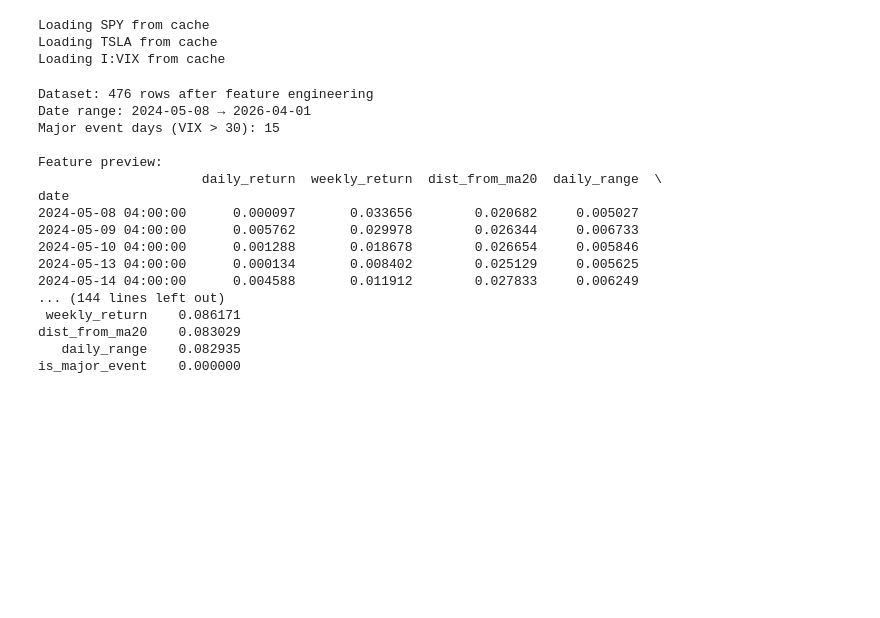
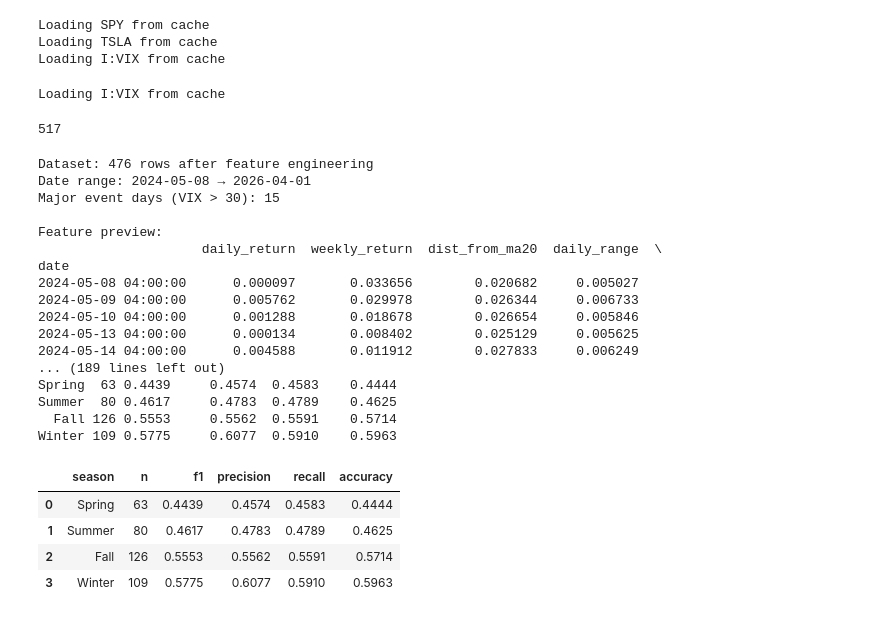
Before and after one commit to dnguyen000/seis763-midterm, a Jupyter notebook: midterm.ipynb, the cells around one changed output. Cells and saved outputs as stored; diff of their text form; code cells hidden in the pictures; blank space fills up the shorter version.

Commit message:
removed pkl file and replace with csv, added additional models, updated README

```diff
--- a/midterm.ipynb
+++ b/midterm.ipynb
@@ -252,8 +256,9 @@ def run_logistic_regression(df):
     print("="*55)
 
     fold_metrics = []
-    agg_cm = np.zeros((2, 2), dtype=int)
-    last_model = None
+    all_preds    = []
+    agg_cm       = np.zeros((2, 2), dtype=int)
+    last_model   = None
 
     for fold, (train_idx, test_idx) in enumerate(splits, 1):
         X_train, X_test, y_train, y_test, _ = prepare_data(
@@ -265,7 +270,6 @@ def run_logistic_regression(df):
         preds = model.predict(X_test)
 
         report = classification_report(y_test, preds, output_dict=True, zero_division=0)
-
         fold_metrics.append({
             "fold":      fold,
             "accuracy":  accuracy_score(y_test, preds),
@@ -274,9 +278,15 @@ def run_logistic_regression(df):
             "f1":        report["macro avg"]["f1-score"],
         })
         agg_cm += confusion_matrix(y_test, preds)
+
+        test_dates = df.index[test_idx]
+        for date, actual, pred in zip(test_dates, y_test, preds):
+            all_preds.append({"date": date, "actual": actual, "predicted": pred})
+
         last_model = model
 
     metrics_df = pd.DataFrame(fold_metrics)
+    preds_df   = pd.DataFrame(all_preds)
 
     print(f"\n  {'Metric':<12}  {'Mean':>8}  {'Std':>8}")
     print(f"  {'-'*32}")
@@ -296,7 +306,7 @@ def run_logistic_regression(df):
     }).sort_values("log_odds", key=abs, ascending=False)
     print(coef_df.to_string(index=False))
 
-    return last_model, metrics_df
+    return last_model, metrics_df, preds_df
 # %%
 def run_ridge_regression(df):
     splits = walk_forward_splits(df)
@@ -464,40 +557,69 @@ vix_raw_df   = cached_download(VIX_TICKER,   days=DAYS)
 Loading SPY from cache
 Loading TSLA from cache
 Loading I:VIX from cache
+# %%
+# SPY_TICKER   = "SPY"
+# TESLA_TICKER = "TSLA"
+VIX_TICKER   = "I:VIX"
+DAYS         = 3650   # up to 2 years on free tier
+
+# spy_raw_df   = cached_download(SPY_TICKER,   days=DAYS)
+# tesla_raw_df = cached_download(TESLA_TICKER, days=DAYS)
+vix_raw_df   = cached_download(VIX_TICKER,   days=DAYS)
+# %% [output]
+Loading I:VIX from cache
+# %%
+
+len(vix_raw_df)
+# %% [output]
+517
 # %%
 # Engineer features
 spy_df = engineer_features(spy_raw_df, vix_df=vix_raw_df)
 print(f"\nDataset: {len(spy_df)} rows after feature engineering")
 print(f"Date range: {spy_df.index.min().date()} → {spy_df.index.max().date()}")
 print(f"Major event days (VIX > 30): {spy_df['is_major_event'].sum()}")
 print(f"\nFeature preview:\n{spy_df[FEATURES].head()}")
 
 # Regression models
-lin_model,   lin_metrics   = run_linear_regression(spy_df)
-ridge_model, ridge_metrics = run_ridge_regression(spy_df)
-xgb_model,   xgb_metrics   = run_xgboost(spy_df)
+lin_model,   lin_metrics,   lin_preds   = run_linear_regression(spy_df)
+seasonal_summary(lin_preds, "regression", "Linear Regression — SPY")
+
+ridge_model, ridge_metrics, ridge_preds = run_ridge_regression(spy_df)
+seasonal_summary(ridge_preds, "regression", "Ridge Regression — SPY")
+
+xgb_model,   xgb_metrics,   xgb_preds   = run_xgboost(spy_df)
+seasonal_summary(xgb_preds, "regression", "XGBoost — SPY")
 
 # Classification models
-log_model, log_metrics = run_logistic_regression(spy_df)
-rf_model,  rf_metrics  = run_random_forest(spy_df)
+log_model, log_metrics, log_preds = run_logistic_regression(spy_df)
+seasonal_summary(log_preds, "classification", "Logistic Regression — SPY")
+
+rf_model,  rf_metrics,  rf_preds  = run_random_forest(spy_df)
+seasonal_summary(rf_preds, "classification", "Random Forest — SPY")
 # %% [output]
 Dataset: 476 rows after feature engineering
 Date range: 2024-05-08 → 2026-04-01
 Major event days (VIX > 30): 15
 
 Feature preview:
                      daily_return  weekly_return  dist_from_ma20  daily_range  \
 date
 2024-05-08 04:00:00      0.000097       0.033656        0.020682     0.005027
 2024-05-09 04:00:00      0.005762       0.029978        0.026344     0.006733
 2024-05-10 04:00:00      0.001288       0.018678        0.026654     0.005846
 2024-05-13 04:00:00      0.000134       0.008402        0.025129     0.005625
 2024-05-14 04:00:00      0.004588       0.011912        0.027833     0.006249
-... (144 lines left out)
- weekly_return    0.086171
-dist_from_ma20    0.083029
-   daily_range    0.082935
-is_major_event    0.000000
+... (189 lines left out)
+Spring  63 0.4439     0.4574  0.4583    0.4444
+Summer  80 0.4617     0.4783  0.4789    0.4625
+  Fall 126 0.5553     0.5562  0.5591    0.5714
+Winter 109 0.5775     0.6077  0.5910    0.5963
+|  | season | n | f1 | precision | recall | accuracy |
+| 0 | Spring | 63 | 0.4439 | 0.4574 | 0.4583 | 0.4444 |
+| 1 | Summer | 80 | 0.4617 | 0.4783 | 0.4789 | 0.4625 |
+| 2 | Fall | 126 | 0.5553 | 0.5562 | 0.5591 | 0.5714 |
+| 3 | Winter | 109 | 0.5775 | 0.6077 | 0.5910 | 0.5963 |
 # %%
 # Engineer features
 tesla_df = engineer_features(tesla_raw_df, vix_df=vix_raw_df)
```
Also changed, not shown: parts of 6 cells of this notebook, 8 other files.
